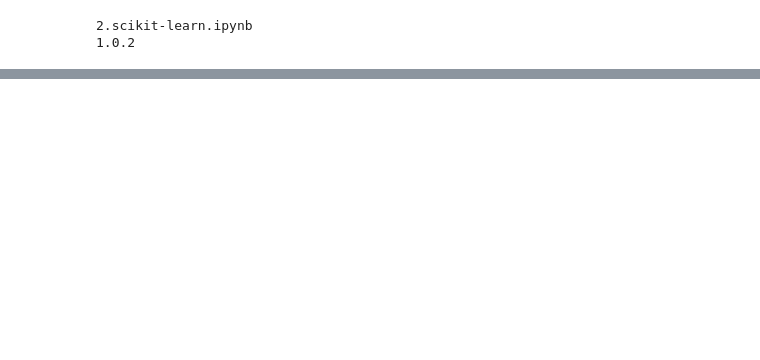
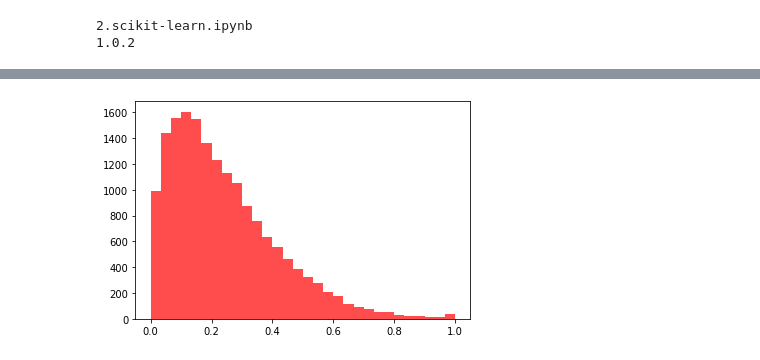
Before and after one commit to jerry-ryu/ML_beginning, a Jupyter notebook: 2.scikit-learn.ipynb, the cells around one changed output, grey strips where cells are left out. Cells and saved outputs as stored; diff of their text form; code cells hidden in the pictures; blank space fills up the shorter version.

```diff
--- a/2.scikit-learn.ipynb
+++ b/2.scikit-learn.ipynb
@@ -54,0 +550,10 @@ print(sklearn.__version__)
+# %%
+# MinMaxScaler(), MinMax 정규화
+## 모든 데이터들이 0~1 사이의 데이터값을 갖도록 변환
+from sklearn.preprocessing import MinMaxScaler
+std = MinMaxScaler()
+cancer_scaled_MM = std.fit_transform(cancer)
+plt.hist(cancer_scaled_MM.reshape(-1,1), color = 'red',bins = 30, alpha = 0.7)
+plt.show()
+# %% [output]
+[figure, added]
```
Also changed, not shown: parts of 49 cells of this notebook, 2 other files.
